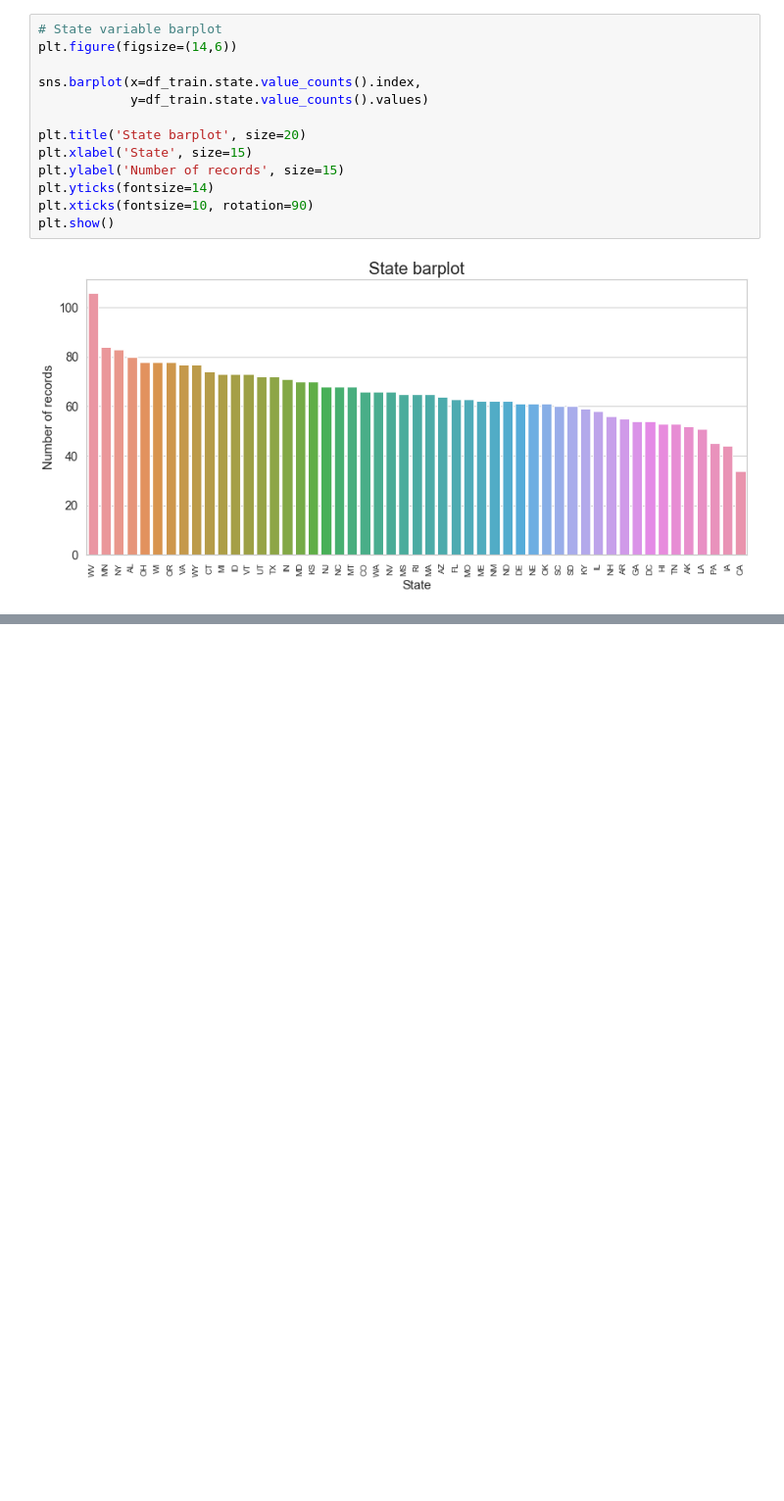
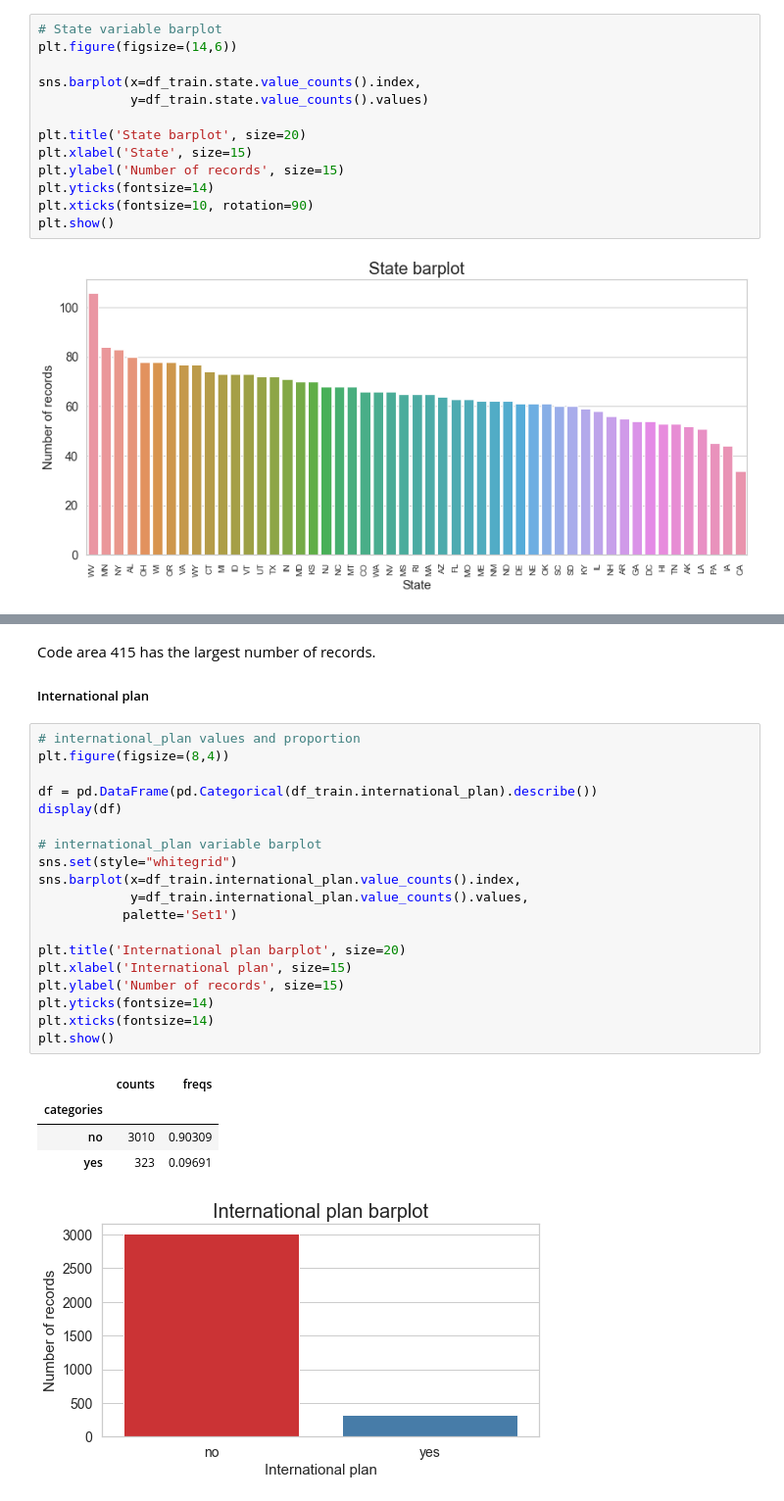
Before and after one commit to naiaraap/Predicting_Customer_Churn_in_Telecommunication_Operators, a Jupyter notebook: Predicting_Customer_Churn_in_Telecom_Operators.ipynb, the cells around one changed output, grey strips where cells are left out. Shown: that part at 98% size. Saved outputs shown, nothing was run; the diff lists cells and outputs as text; blank space fills up the shorter version.

```diff
--- a/Predicting_Customer_Churn_in_Telecom_Operators.ipynb
+++ b/Predicting_Customer_Churn_in_Telecom_Operators.ipynb
@@ -204,0 +232,28 @@ display(m)
+# %% [markdown]
+Code area 415 has the largest number of records.
+##### International plan
+# %%
+# international_plan values and proportion
+plt.figure(figsize=(8,4))
+
+df = pd.DataFrame(pd.Categorical(df_train.international_plan).describe())
+display(df)
+
+# international_plan variable barplot
+sns.set(style="whitegrid")
+sns.barplot(x=df_train.international_plan.value_counts().index,
+            y=df_train.international_plan.value_counts().values,
+           palette='Set1')
+
+plt.title('International plan barplot', size=20)
+plt.xlabel('International plan', size=15)
+plt.ylabel('Number of records', size=15)
+plt.yticks(fontsize=14)
+plt.xticks(fontsize=14)
+plt.show()
+# %% [output]
+|  | counts | freqs |
+| categories |  |  |
+| no | 3010 | 0.90309 |
+| yes | 323 | 0.09691 |
+[figure, added]
```
Also changed, not shown: parts of 9 cells of this notebook.
